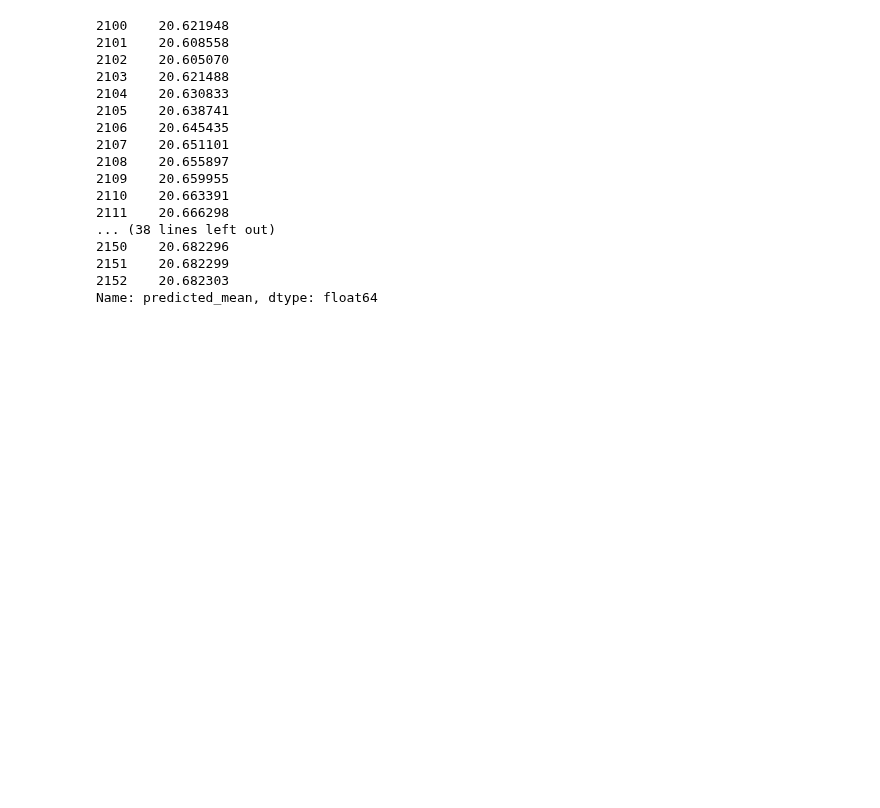
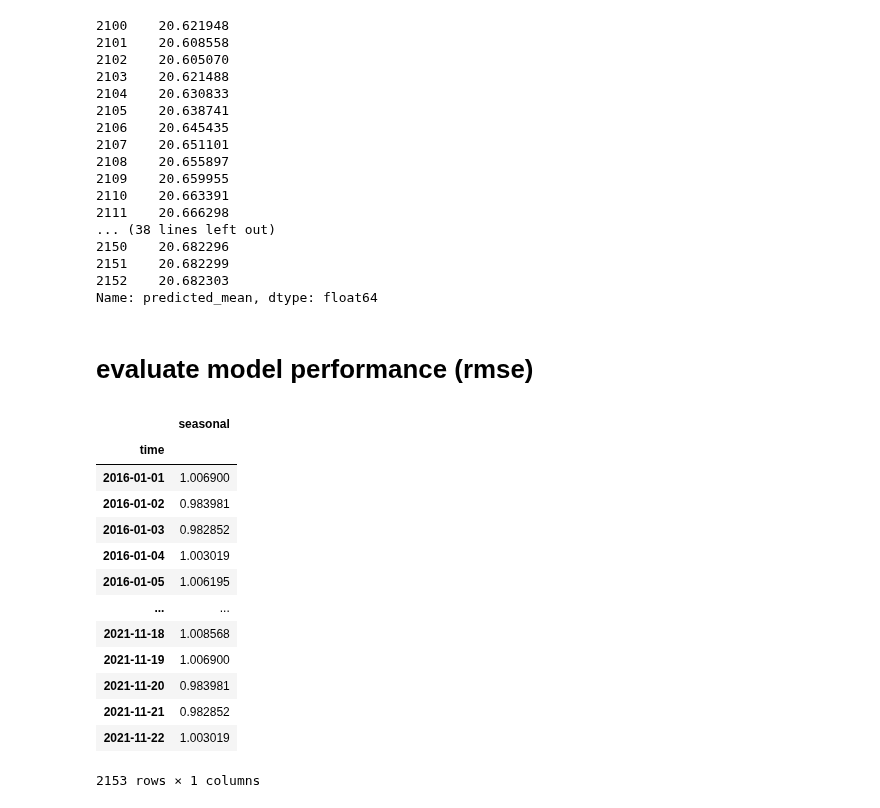
Before and after one commit to michelangelo89/btc_sent_fc, a Jupyter notebook: notebooks/Arima Notebook.ipynb, the cells around one changed output. Saved outputs shown, nothing was run; the diff lists cells and outputs as text; code cells hidden in the pictures; blank space fills up the shorter version.

Commit message:
final notebook for the baseline Arima model

```diff
--- a/notebooks/Arima Notebook.ipynb
+++ b/notebooks/Arima Notebook.ipynb
@@ -303,3 +310,22 @@ yhat.tail(53) # predictions
 2151    20.682299
 2152    20.682303
 Name: predicted_mean, dtype: float64
+# %% [markdown]
+# evaluate model performance (rmse)
+# %%
+pd.DataFrame(result_mul.seasonal)
+# %% [output]
+|  | seasonal |
+| time |  |
+| 2016-01-01 | 1.006900 |
+| 2016-01-02 | 0.983981 |
+| 2016-01-03 | 0.982852 |
+| 2016-01-04 | 1.003019 |
+| 2016-01-05 | 1.006195 |
+| ... | ... |
+| 2021-11-18 | 1.008568 |
+| 2021-11-19 | 1.006900 |
+| 2021-11-20 | 0.983981 |
+| 2021-11-21 | 0.982852 |
+| 2021-11-22 | 1.003019 |
+2153 rows × 1 columns
```
Also changed, not shown: parts of 13 cells of this notebook.
